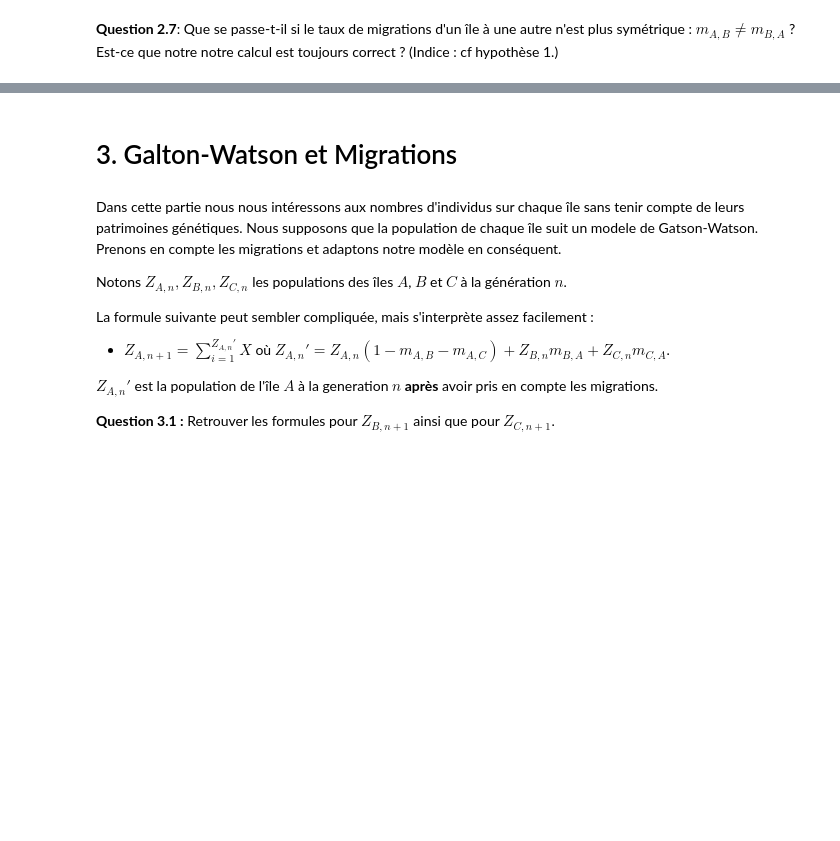
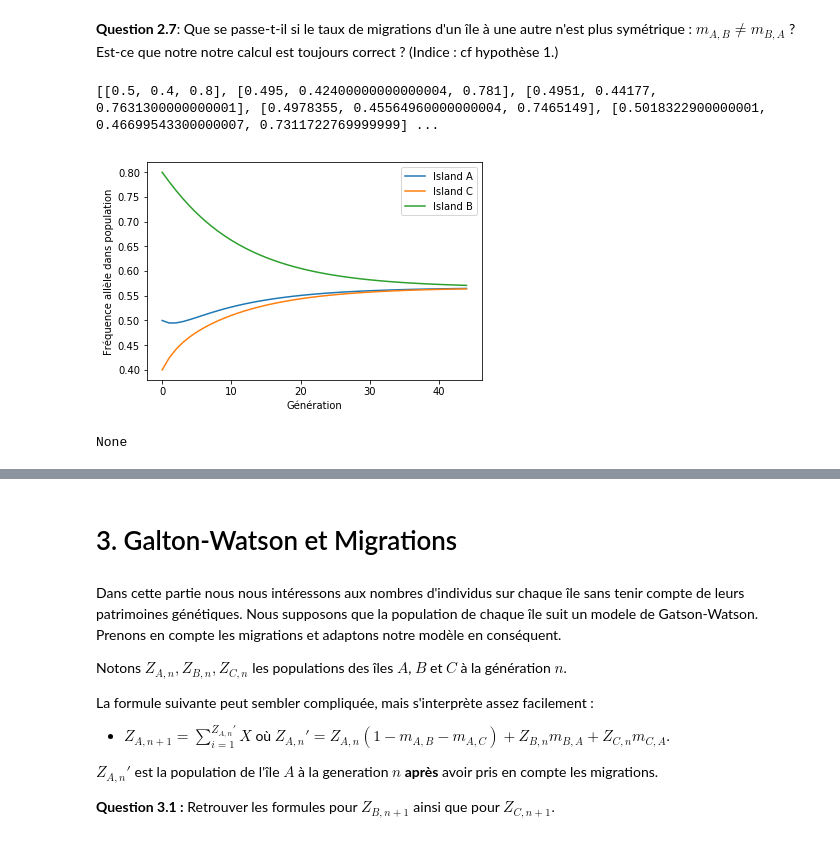
Before and after one commit to dannpr/ARE-dynamic-2019, a Jupyter notebook: Sujet_Dynamique_Population_Etud.ipynb, the cells around one changed output, grey strips where cells are left out. Cells and saved outputs as stored; diff of their text form; code cells hidden in the pictures; blank space fills up the shorter version.

```diff
--- a/Sujet_Dynamique_Population_Etud.ipynb
+++ b/Sujet_Dynamique_Population_Etud.ipynb
@@ -268,7 +339,3 @@ m = {('A','B') : 0.2, # Migration ratio from island 'A' to island 'B'
      ('C','A') : 0.05,
      ('B','C') : 0.01,
      ('C','B') : 0.01}
-# %%
-def generation_variante2():
-    # A FAIRE
-    return
@@ -275,2 +369,59 @@ def generation_variante2():
 # %% [markdown]
 **Question 2.7**: Que se passe-t-il si le taux de migrations d'un île à une autre n'est plus symétrique : $m_{A,B} \neq m_{B,A}$ ? Est-ce que notre notre calcul est toujours correct ? (Indice : cf hypothèse 1.)
+# %%
+def genetics_n_migrations2(p,m,n):
+    '''
+    dict[str:float]*dict[str:float]*int->list(number)
+    Update the population's genetics for n migrations
+    '''
+    keys=["A","B","C"]
+    M = []
+    M.append([p[k] for k in keys])
+    for i in range(1,n):
+        p = generation_variante2(p,m)
+        M.append([p[k] for k in keys])
+    return M
+
+p = {'A' : 0.5,
+    'B' : 0.4,
+    'C' : 0.8} # Initial probability to have red hair
+
+m = {('A','B') : 0.2, # Migration ratio from island 'A' to island 'B'
+     ('B','A') : 0.2,
+     ('A','C') : 0.05,
+     ('C','A') : 0.05,
+     ('B','C') : 0.01,
+     ('C','B') : 0.01}
+n=10
+
+print(genetics_n_migrations2(p,m,n))
+# %% [output]
+[[0.5, 0.4, 0.8], [0.495, 0.42400000000000004, 0.781], [0.4951, 0.44177, 0.7631300000000001], [0.4978355, 0.45564960000000004, 0.7465149], [0.5018322900000001, 0.46699543300000007, 0.7311722769999999] ...
+# %%
+def plot_genetics(M,p):
+    plt.figure()
+    plt.plot(M)
+    plt.legend(["Island "+i for i in p])
+    plt.xlabel("Génération")
+    plt.ylabel("Fréquence allèle dans population")
+    plt.show()
+    return
+# %%
+p = {'A' : 0.5,
+    'B' : 0.4,
+    'C' : 0.8} # Initial probability to have red hair
+
+m = {('A','B') : 0.2, # Migration ratio from island 'A' to island 'B'
+     ('B','A') : 0.2,
+     ('A','C') : 0.05,
+     ('C','A') : 0.05,
+     ('B','C') : 0.01,
+     ('C','B') : 0.01}
+n=45
+
+M = genetics_n_migrations2(p,m,n)
+
+print(plot_genetics(M,p))
+# %% [output]
+[figure, added]
+None
```
Also changed, not shown: parts of 18 cells of this notebook.
